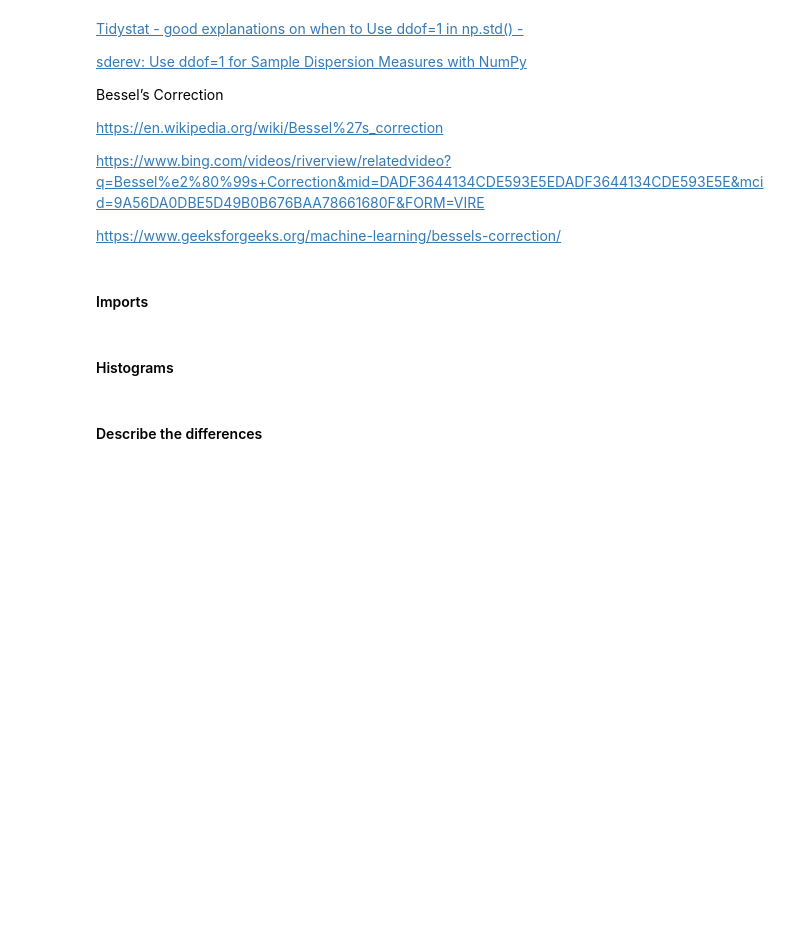
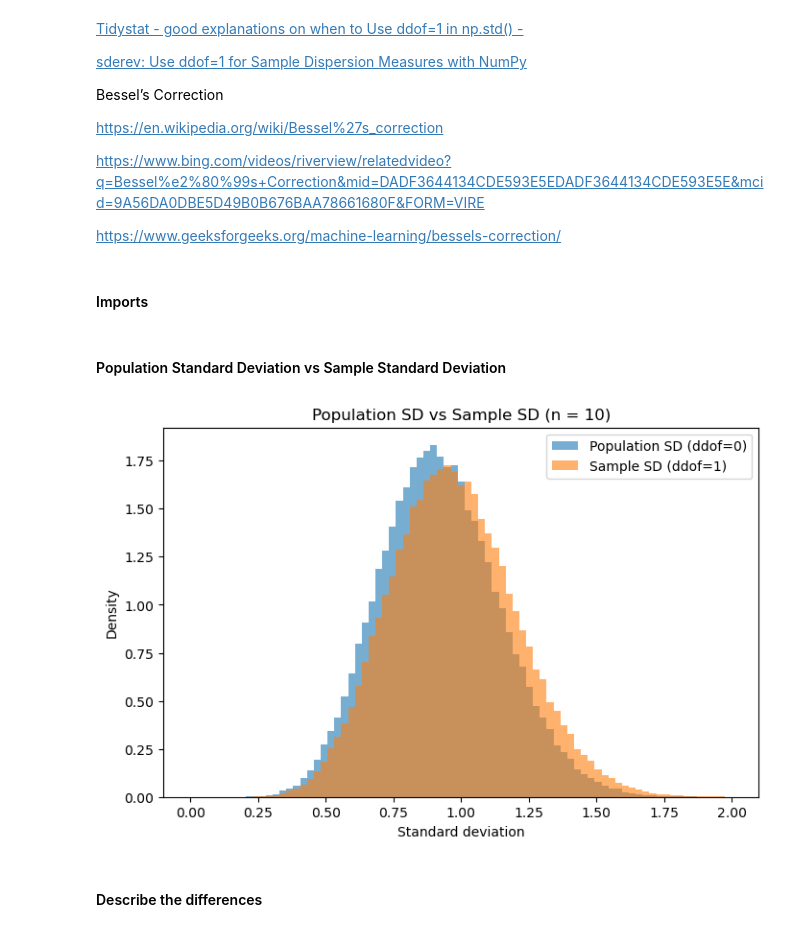
Before and after one commit to SBCURLEY/as-assessment, a Jupyter notebook: problems.ipynb, the cells around one changed output. Cells and saved outputs as stored; diff of their text form; code cells hidden in the pictures; blank space fills up the shorter version.

Commit message:
SD Histogram

```diff
--- a/problems.ipynb
+++ b/problems.ipynb
@@ -393,7 +401,36 @@ import matplotlib.pyplot as plt
+# %% [markdown]
+#### Population Standard Deviation vs Sample Standard Deviation
 # %%
-# Code
+# Code & Plotting to compare population SD (ddof=0) and sample SD (ddof=1)
+
+num_samples = 100000    # number of samples - 100,000 repeated experiments
+n = 10                  # sample size - each experiment draws 10 items from a distribution
+
+# draw 100k samples of size 10
+data = np.random.normal(loc=0, scale=1, size=(num_samples, n))
+
+# generate SD with ddof=0 (population) and ddof=1 (sample)
+sd_pop = np.std(data, axis=1, ddof=0)
+sd_sample = np.std(data, axis=1, ddof=1)
+
+# Plotting the distributions
+fig, ax = plt.subplots(figsize=(8,5))
+
+# Define bins
+# from 0 (SD cannot be neg) to 2 (<1.8) with 80 bins (Freedman–Diaconis rule 80 bins)
+bins = np.linspace(0, 2, 80)
+
+ax.hist(sd_pop, bins=bins, density=True, alpha=0.6, label='Population SD (ddof=0)')
+ax.hist(sd_sample, bins=bins, density=True, alpha=0.6, label='Sample SD (ddof=1)')
+
+ax.set_xlabel("Standard deviation")
+ax.set_ylabel("Density")
+ax.set_title("Population SD vs Sample SD (n = 10)")
+ax.legend()
+
+plt.show()
+# %% [output]
+[figure, added]
-# %% [markdown]
-#### Histograms
 # %% [markdown]
 #### Describe the differences
 # %% [markdown]
```
Also changed, not shown: parts of 5 cells of this notebook.
